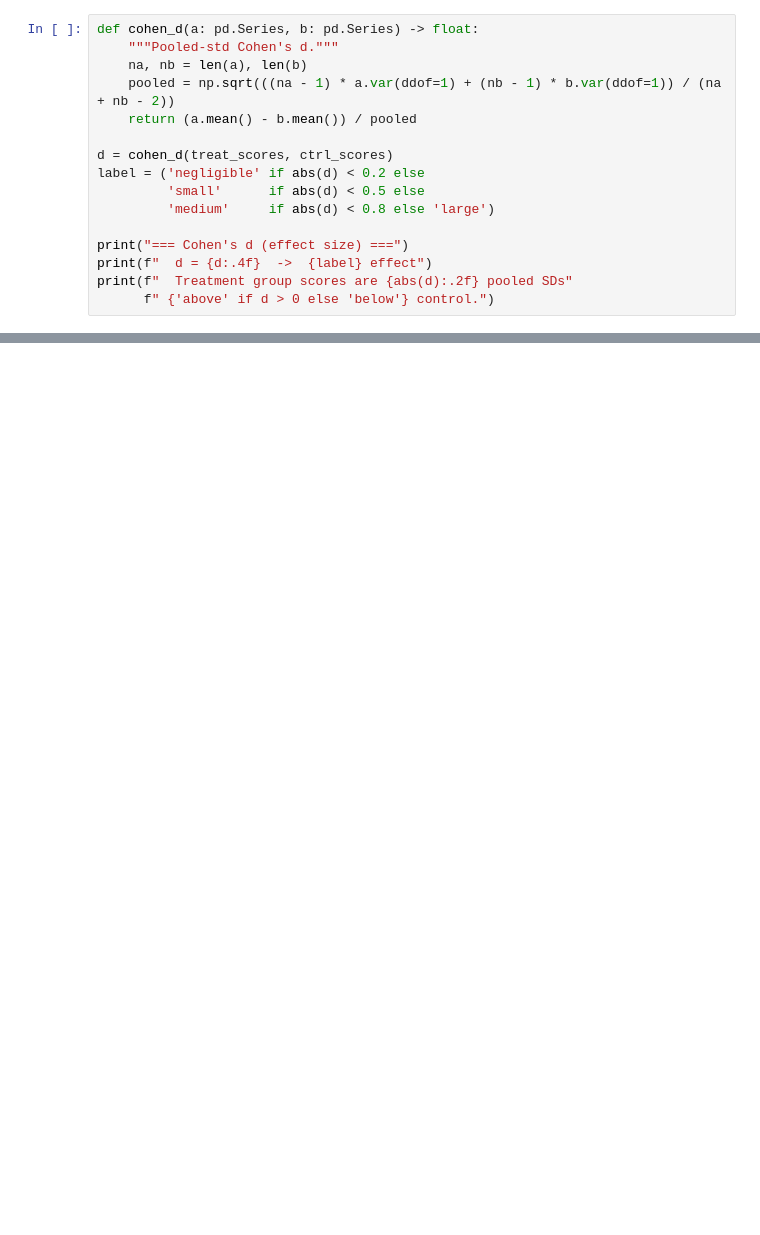
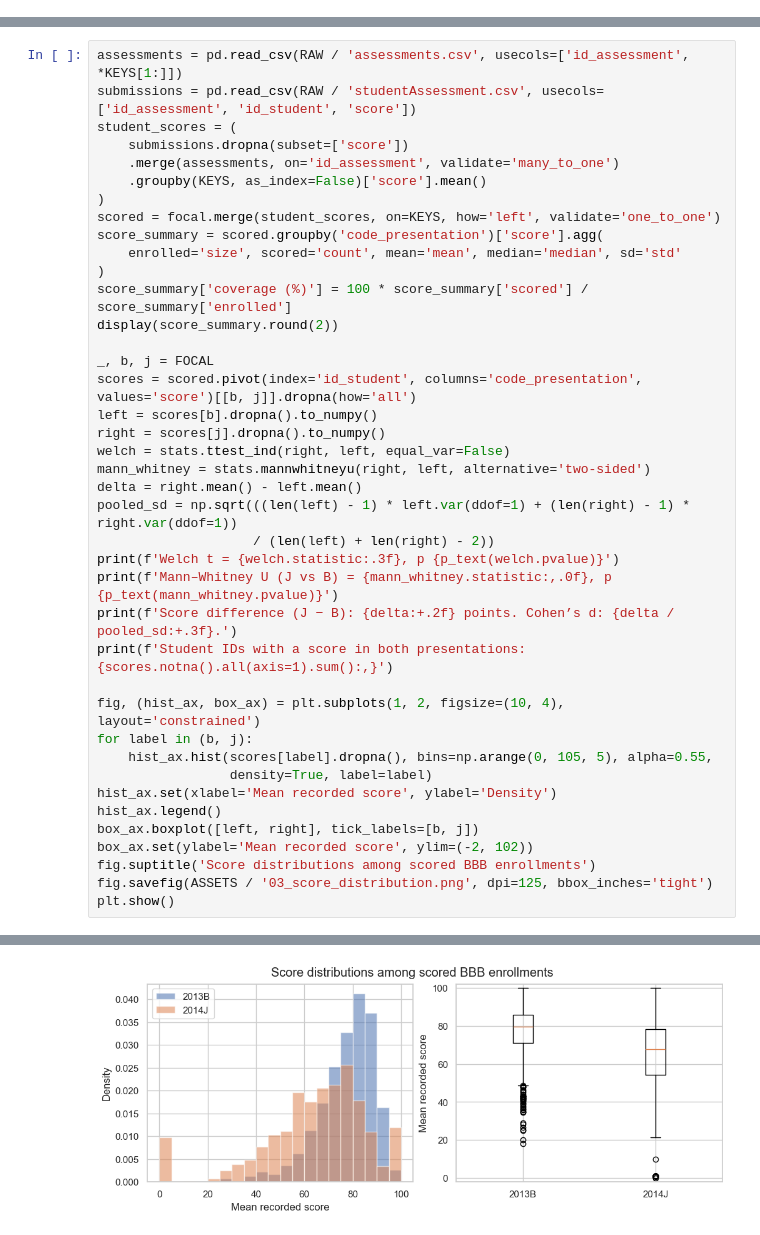
Before and after one commit to i2gunshaker/oulad-analytics, a Jupyter notebook: notebooks/03_ab_test.ipynb, the cells around one changed output, grey strips where cells are left out. Saved outputs shown, nothing was run; the diff lists cells and outputs as text; blank space fills up the shorter version.

```diff
--- a/notebooks/03_ab_test.ipynb
+++ b/notebooks/03_ab_test.ipynb
@@ -258,16 +0,0 @@ print(f'  Significant : {"YES" if p_u < 0.05 else "NO"}  (a = 0.05)')
-# %%
-def cohen_d(a: pd.Series, b: pd.Series) -> float:
-    """Pooled-std Cohen's d."""
-    na, nb = len(a), len(b)
-    pooled = np.sqrt(((na - 1) * a.var(ddof=1) + (nb - 1) * b.var(ddof=1)) / (na + nb - 2))
-    return (a.mean() - b.mean()) / pooled
-
-d = cohen_d(treat_scores, ctrl_scores)
-label = ('negligible' if abs(d) < 0.2 else
-         'small'      if abs(d) < 0.5 else
-         'medium'     if abs(d) < 0.8 else 'large')
-
-print("=== Cohen's d (effect size) ===")
-print(f"  d = {d:.4f}  ->  {label} effect")
-print(f"  Treatment group scores are {abs(d):.2f} pooled SDs"
-      f" {'above' if d > 0 else 'below'} control.")
@@ -488,0 +146,41 @@ Mean difference:           -12.86 points
+# %%
+assessments = pd.read_csv(RAW / 'assessments.csv', usecols=['id_assessment', *KEYS[1:]])
+submissions = pd.read_csv(RAW / 'studentAssessment.csv', usecols=['id_assessment', 'id_student', 'score'])
+student_scores = (
+    submissions.dropna(subset=['score'])
+    .merge(assessments, on='id_assessment', validate='many_to_one')
+    .groupby(KEYS, as_index=False)['score'].mean()
+)
+scored = focal.merge(student_scores, on=KEYS, how='left', validate='one_to_one')
+score_summary = scored.groupby('code_presentation')['score'].agg(
+    enrolled='size', scored='count', mean='mean', median='median', sd='std'
+)
+score_summary['coverage (%)'] = 100 * score_summary['scored'] / score_summary['enrolled']
+display(score_summary.round(2))
+
+_, b, j = FOCAL
+scores = scored.pivot(index='id_student', columns='code_presentation', values='score')[[b, j]].dropna(how='all')
+left = scores[b].dropna().to_numpy()
+right = scores[j].dropna().to_numpy()
+welch = stats.ttest_ind(right, left, equal_var=False)
+mann_whitney = stats.mannwhitneyu(right, left, alternative='two-sided')
+delta = right.mean() - left.mean()
+pooled_sd = np.sqrt(((len(left) - 1) * left.var(ddof=1) + (len(right) - 1) * right.var(ddof=1))
+                    / (len(left) + len(right) - 2))
+print(f'Welch t = {welch.statistic:.3f}, p {p_text(welch.pvalue)}')
+print(f'Mann–Whitney U (J vs B) = {mann_whitney.statistic:,.0f}, p {p_text(mann_whitney.pvalue)}')
+print(f'Score difference (J − B): {delta:+.2f} points. Cohen’s d: {delta / pooled_sd:+.3f}.')
+print(f'Student IDs with a score in both presentations: {scores.notna().all(axis=1).sum():,}')
+
+fig, (hist_ax, box_ax) = plt.subplots(1, 2, figsize=(10, 4), layout='constrained')
+for label in (b, j):
+    hist_ax.hist(scores[label].dropna(), bins=np.arange(0, 105, 5), alpha=0.55,
+                 density=True, label=label)
+hist_ax.set(xlabel='Mean recorded score', ylabel='Density')
+hist_ax.legend()
+box_ax.boxplot([left, right], tick_labels=[b, j])
+box_ax.set(ylabel='Mean recorded score', ylim=(-2, 102))
+fig.suptitle('Score distributions among scored BBB enrollments')
+fig.savefig(ASSETS / '03_score_distribution.png', dpi=125, bbox_inches='tight')
+plt.show()
+# %% [output]
@@ -488,0 +195 @@ Mean difference:           -12.86 points
+[figure, added]
```
Also changed, not shown: parts of 37 cells of this notebook, 14 other files.
